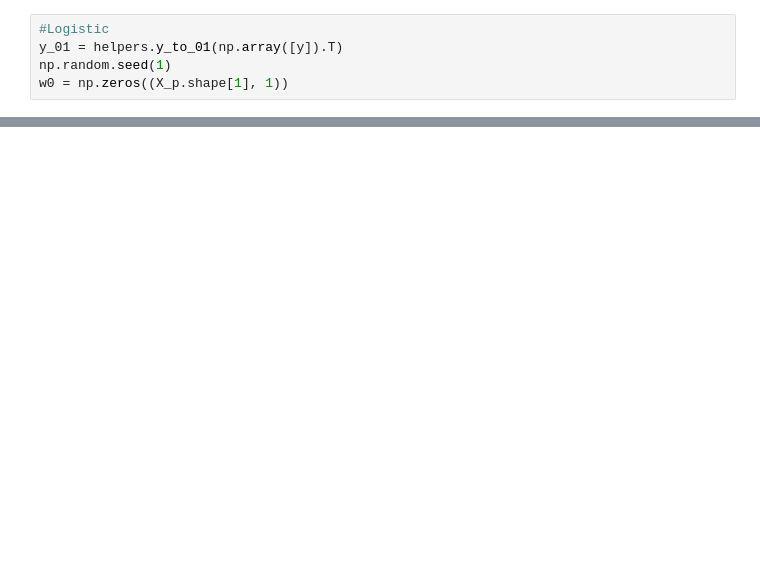
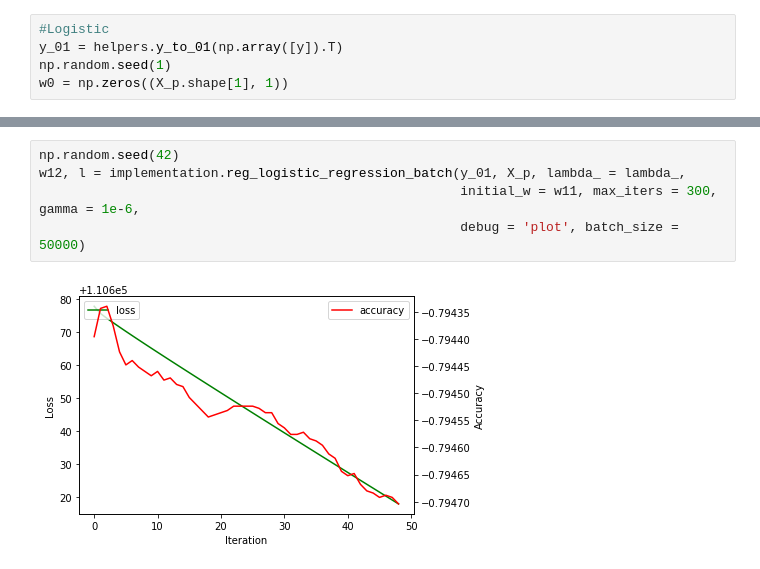
Before and after one commit to EPFLMachineLearningTeamYoor/Project1, a Jupyter notebook: src/run_logistic.ipynb, the cells around one changed output, grey strips where cells are left out. Saved outputs shown, nothing was run; the diff lists cells and outputs as text; blank space fills up the shorter version.

```diff
--- a/src/run_logistic.ipynb
+++ b/src/run_logistic.ipynb
@@ -41,0 +55,7 @@ print(lambda_)
+# %%
+np.random.seed(42)
+w12, l = implementation.reg_logistic_regression_batch(y_01, X_p, lambda_ = lambda_,
+                                                      initial_w = w11, max_iters = 300, gamma = 1e-6,
+                                                      debug = 'plot', batch_size = 50000)
+# %% [output]
+[figure, added]
```
Also changed, not shown: parts of 12 cells of this notebook.
